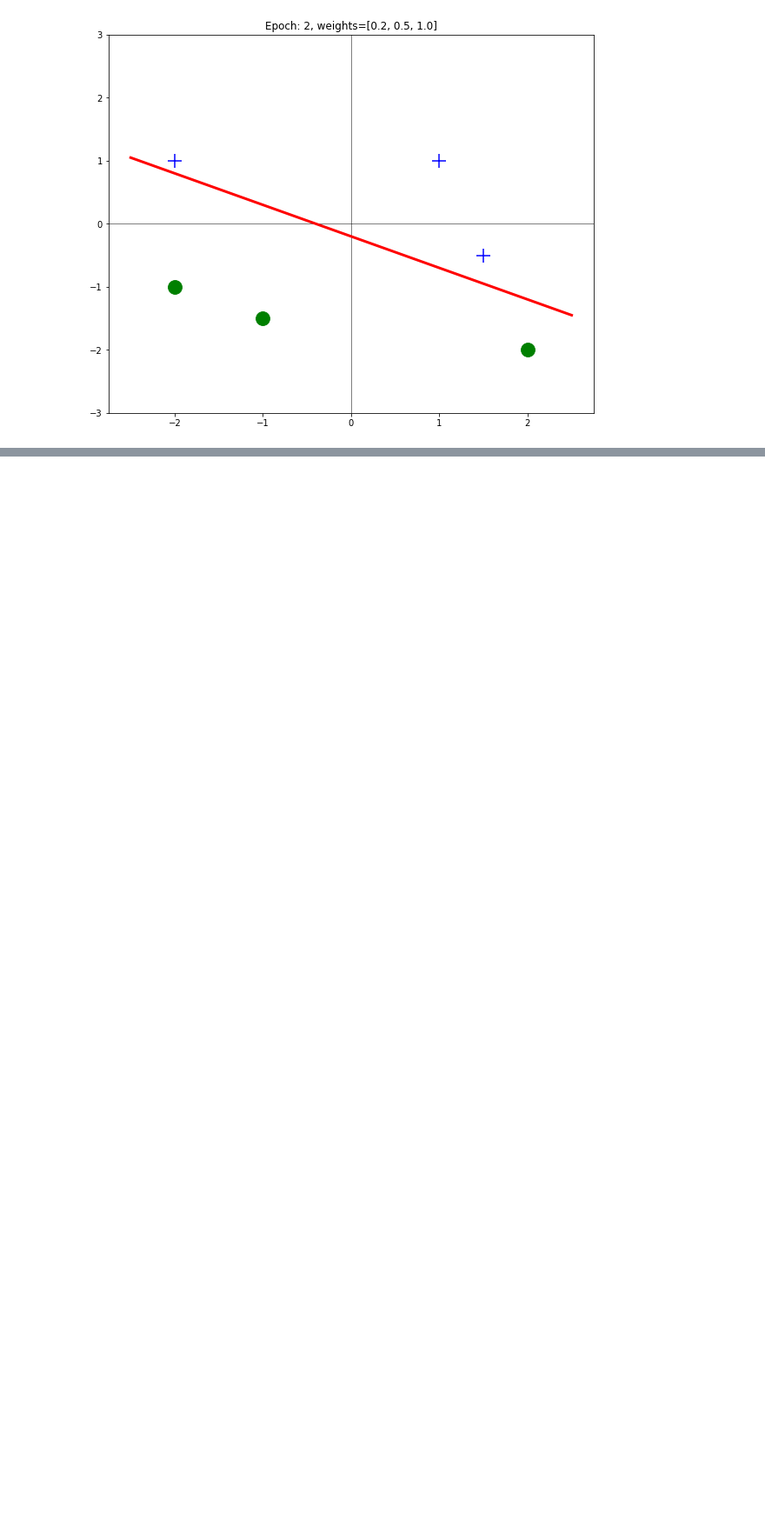
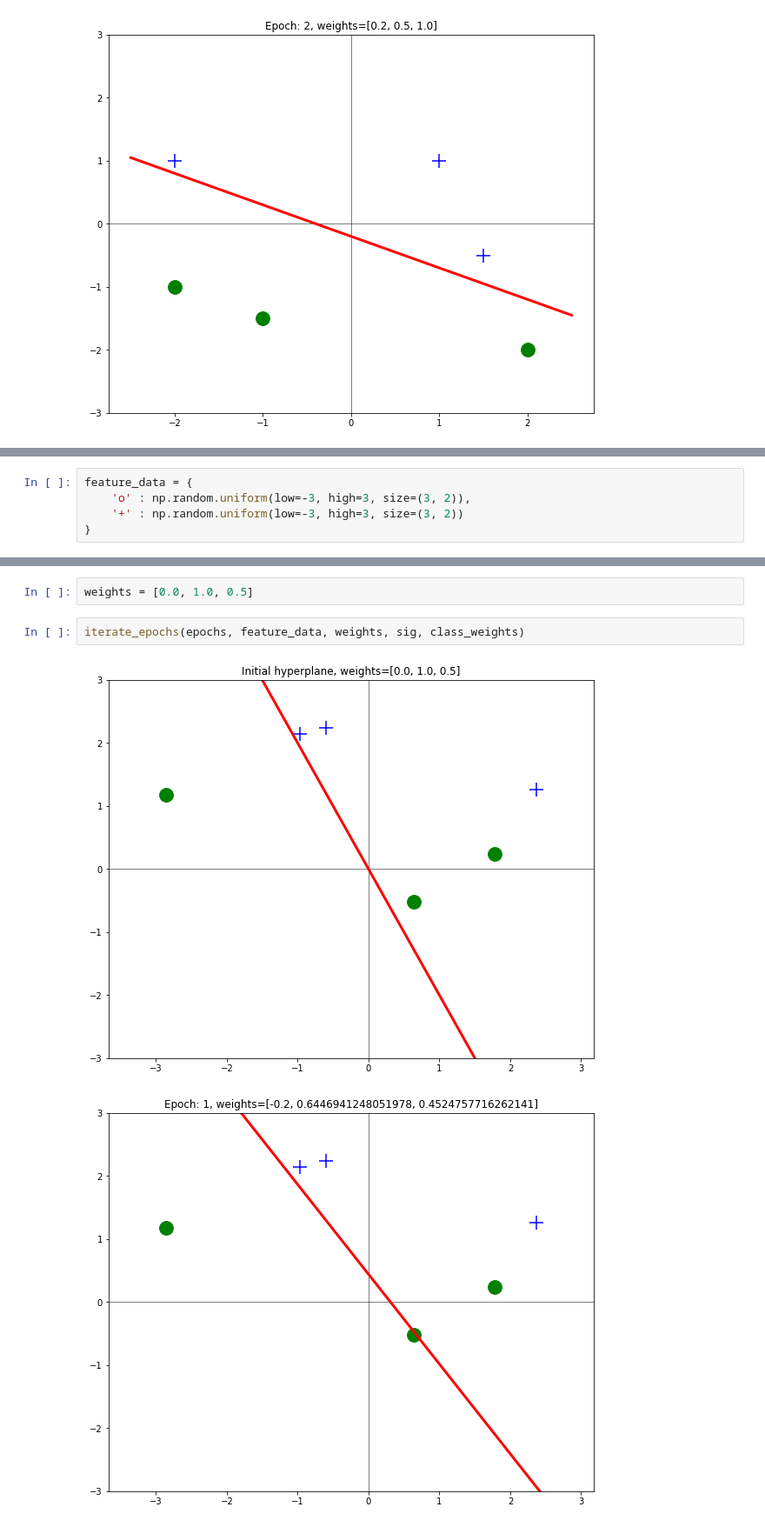
Before and after one commit to ulmii/deep-learning, a Jupyter notebook: tensors_gradients.ipynb, the cells around one changed output, grey strips where cells are left out. Shown at 87% size. Drawn from its saved outputs; the diff is of its cells as text; blank space fills up the shorter version.

```diff
--- a/tensors_gradients.ipynb
+++ b/tensors_gradients.ipynb
@@ -567,0 +587,5 @@ iterate_epochs(epochs, feature_data, weights, sig, class_weights)
+# %%
+feature_data = {
+    'o' : np.random.uniform(low=-3, high=3, size=(3, 2)),
+    '+' : np.random.uniform(low=-3, high=3, size=(3, 2))
+}
@@ -567,0 +594,7 @@ iterate_epochs(epochs, feature_data, weights, sig, class_weights)
+# %%
+weights = [0.0, 1.0, 0.5]
+# %%
+iterate_epochs(epochs, feature_data, weights, sig, class_weights)
+# %% [output]
+[figure, added]
+[figure, added]
```
Also changed, not shown: parts of 43 cells of this notebook.
